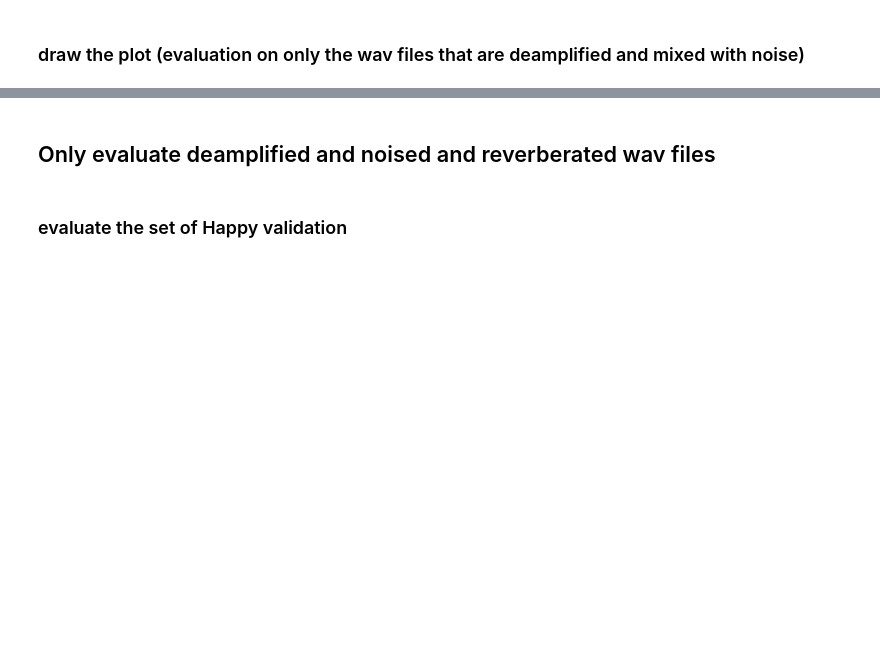
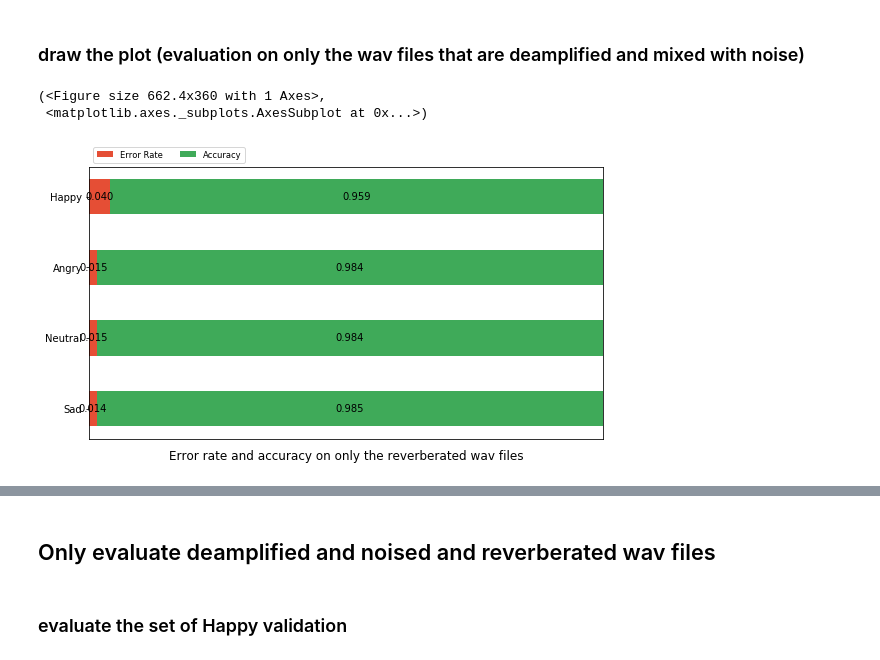
Before and after one commit to lindagaw/Emotion-Recognition-Robust-to-Distance-and-Noise, a Jupyter notebook: eval/evaluation_binary_top.ipynb, the cells around one changed output, grey strips where cells are left out. Saved outputs shown, nothing was run; the diff lists cells and outputs as text; code cells hidden in the pictures; blank space fills up the shorter version.

```diff
--- a/eval/evaluation_binary_top.ipynb
+++ b/eval/evaluation_binary_top.ipynb
@@ -719,12 +811,15 @@ decayfactors_deamplified_noised_s = dictionary_deamplified_noised_s.get('decayfa
 # %%
 category_names = ['Error Rate', 'Accuracy']
 graph_title = 'Error rate and accuracy on only the reverberated wav files'
 results = {
     'Happy': [dictionary_deamplified_noised_h.get('error_rate'), dictionary_deamplified_noised_h.get('accuracy')],
     'Angry': [dictionary_deamplified_noised_a.get('error_rate'), dictionary_deamplified_noised_a.get('accuracy')],
     'Neutral': [dictionary_deamplified_noised_n.get('error_rate'), dictionary_deamplified_noised_n.get('accuracy')],
     'Sad': [dictionary_deamplified_noised_s.get('error_rate'), dictionary_deamplified_noised_s.get('accuracy')]
 }
 
-graphs.draw_scatter()
 draw(results, category_names, graph_title)
+# %% [output]
+(<Figure size 662.4x360 with 1 Axes>,
+ <matplotlib.axes._subplots.AxesSubplot at 0x...>)
+[figure, added]
```
Also changed, not shown: parts of 25 cells of this notebook, 2 other files.
